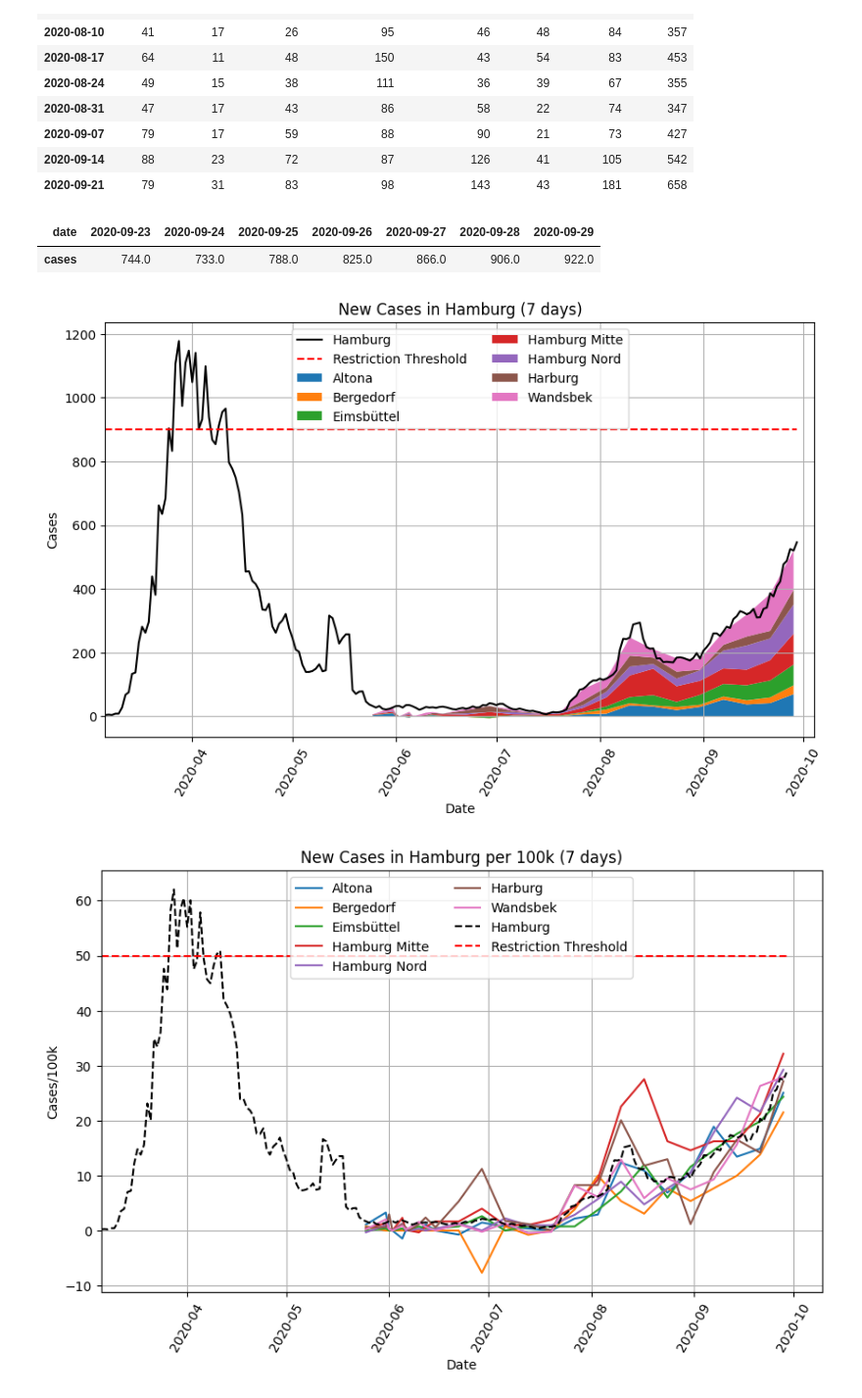
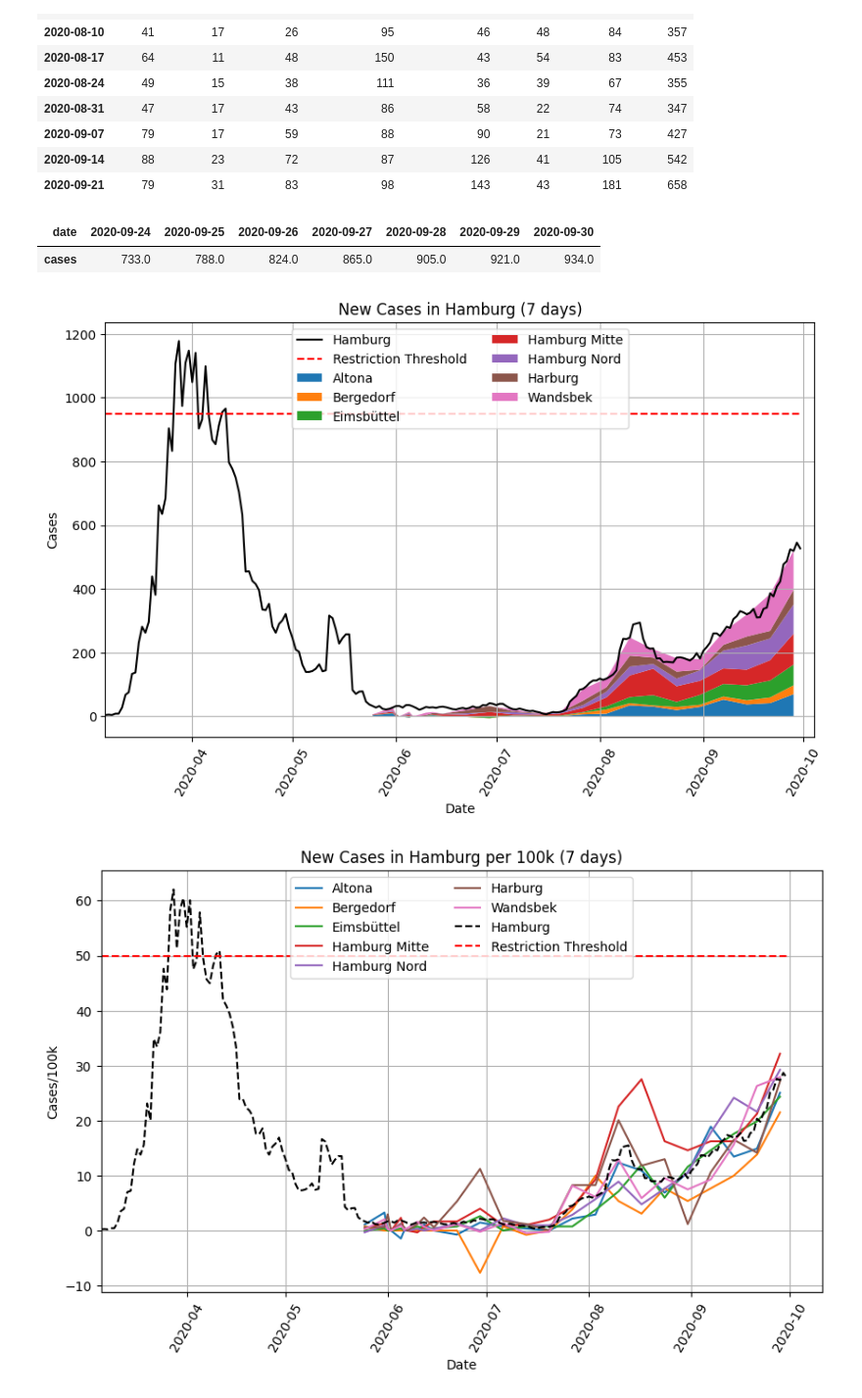
Before and after one commit to b3orn/corona-hamburg, a Jupyter notebook: corona-hamburg.ipynb, the cells around one changed output. Shown: that part at 98% size. Cells and saved outputs as stored; diff of their text form; code cells hidden in the pictures.

```diff
--- a/corona-hamburg.ipynb
+++ b/corona-hamburg.ipynb
@@ -30,6 +30,9 @@ FETCH_HISTORIC_DATA = False
 def parse_data(src):
     soup = bs4.BeautifulSoup(src)
     header = soup.find("h2", text="Neue Fälle: Sieben Tage Chart")
+    if not header:
+        header = soup.find("h2", text="Neue Fälle: Sieben Tage Inzidenz")
+
     if header:
         values = [el.text.strip() for el in soup.find_all(attrs={"class": "value_show"})]
         par = soup.find(lambda el: el.name == "p" and el.text.strip().startswith("Beträgt die Anzahl der Neuinfektionen"))
@@ -247,17 +252,17 @@ active_cases.tail(10)
 # %%
 daily_cases_rolling14.tail(7).T
 # %% [output]
-| date | 2020-09-23 | 2020-09-24 | 2020-09-25 | 2020-09-26 | 2020-09-27 | 2020-09-28 | 2020-09-29 |
-| cases | 744.0 | 733.0 | 788.0 | 825.0 | 866.0 | 906.0 | 922.0 |
+| date | 2020-09-24 | 2020-09-25 | 2020-09-26 | 2020-09-27 | 2020-09-28 | 2020-09-29 | 2020-09-30 |
+| cases | 733.0 | 788.0 | 824.0 | 865.0 | 905.0 | 921.0 | 934.0 |
 # %%
 stackplot(new_cases, "New Cases in Hamburg (7 days)")
 plt.plot(daily_cases_rolling7.index, daily_cases_rolling7.values, "black", label="Hamburg")
-plt.plot([daily_cases_rolling7.index[0], daily_cases_rolling7.index[-1]], [900, 900], "r--", label="Restriction Threshold")
+plt.plot([daily_cases_rolling7.index[0], daily_cases_rolling7.index[-1]], [950, 950], "r--", label="Restriction Threshold")
 plt.legend(loc="upper center", ncol=2)
 plt.xlim(xmin=daily_cases_rolling7.index[0])
 plt.show()
 # %% [output]
-[figure, old version]
+[figure, new version]
 # %%
 for borough in new_cases.columns:
     plt.plot(new_cases.index, new_cases[borough] / BOROUGHS[borough] * 1e5, label=borough)
```
Also changed, not shown: parts of 6 cells of this notebook, 1 other file.
